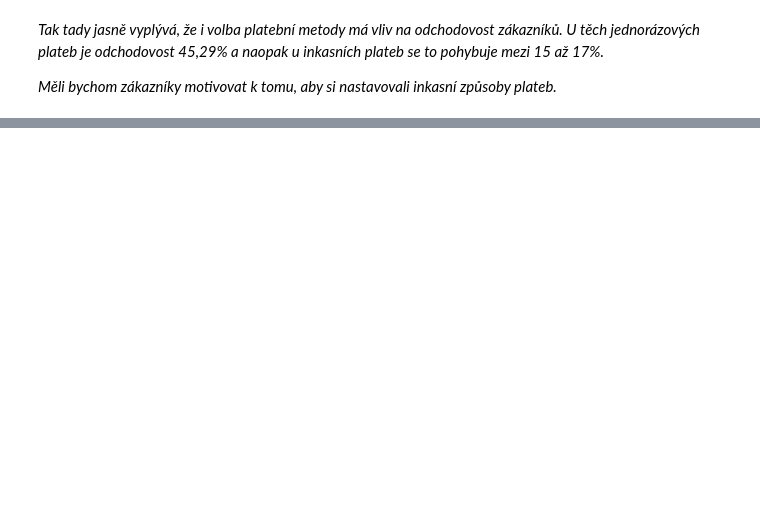
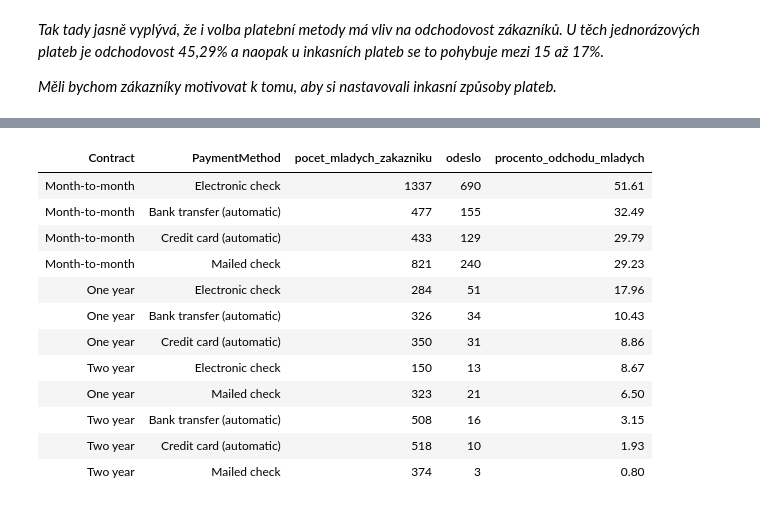
Before and after one commit to jstrigacova-dotcom/Telco, a Jupyter notebook: Telco, analýza.ipynb, the cells around one changed output, grey strips where cells are left out. Saved outputs shown, nothing was run; the diff lists cells and outputs as text; code cells hidden in the pictures; blank space fills up the shorter version.

```diff
--- a/Telco, analýza.ipynb
+++ b/Telco, analýza.ipynb
@@ -242,0 +429,30 @@ _Měli bychom zákazníky motivovat k tomu, aby si nastavovali inkasní způsoby
+# %%
+SELECT
+  Contract,
+  PaymentMethod,
+  COUNT(*) AS pocet_mladych_zakazniku,
+  SUM(CASE WHEN Churn = 'Yes' THEN 1 ELSE 0 END) AS odeslo,
+  ROUND(SUM(CASE WHEN Churn = 'Yes' THEN 1 ELSE 0 END) * 100.0 / COUNT(*), 2) AS procento_odchodu_mladych
+FROM
+  workspace.default.telco
+WHERE
+  SeniorCitizen = 0
+GROUP BY
+  Contract,
+  PaymentMethod
+ORDER BY
+  procento_odchodu_mladych DESC;
+# %% [output]
+| Contract | PaymentMethod | pocet_mladych_zakazniku | odeslo | procento_odchodu_mladych |
+| Month-to-month | Electronic check | 1337 | 690 | 51.61 |
+| Month-to-month | Bank transfer (automatic) | 477 | 155 | 32.49 |
+| Month-to-month | Credit card (automatic) | 433 | 129 | 29.79 |
+| Month-to-month | Mailed check | 821 | 240 | 29.23 |
+| One year | Electronic check | 284 | 51 | 17.96 |
+| One year | Bank transfer (automatic) | 326 | 34 | 10.43 |
+| One year | Credit card (automatic) | 350 | 31 | 8.86 |
+| Two year | Electronic check | 150 | 13 | 8.67 |
+| One year | Mailed check | 323 | 21 | 6.50 |
+| Two year | Bank transfer (automatic) | 508 | 16 | 3.15 |
+| Two year | Credit card (automatic) | 518 | 10 | 1.93 |
+| Two year | Mailed check | 374 | 3 | 0.80 |
```
Also changed, not shown: parts of 25 cells of this notebook, 1 other file.
